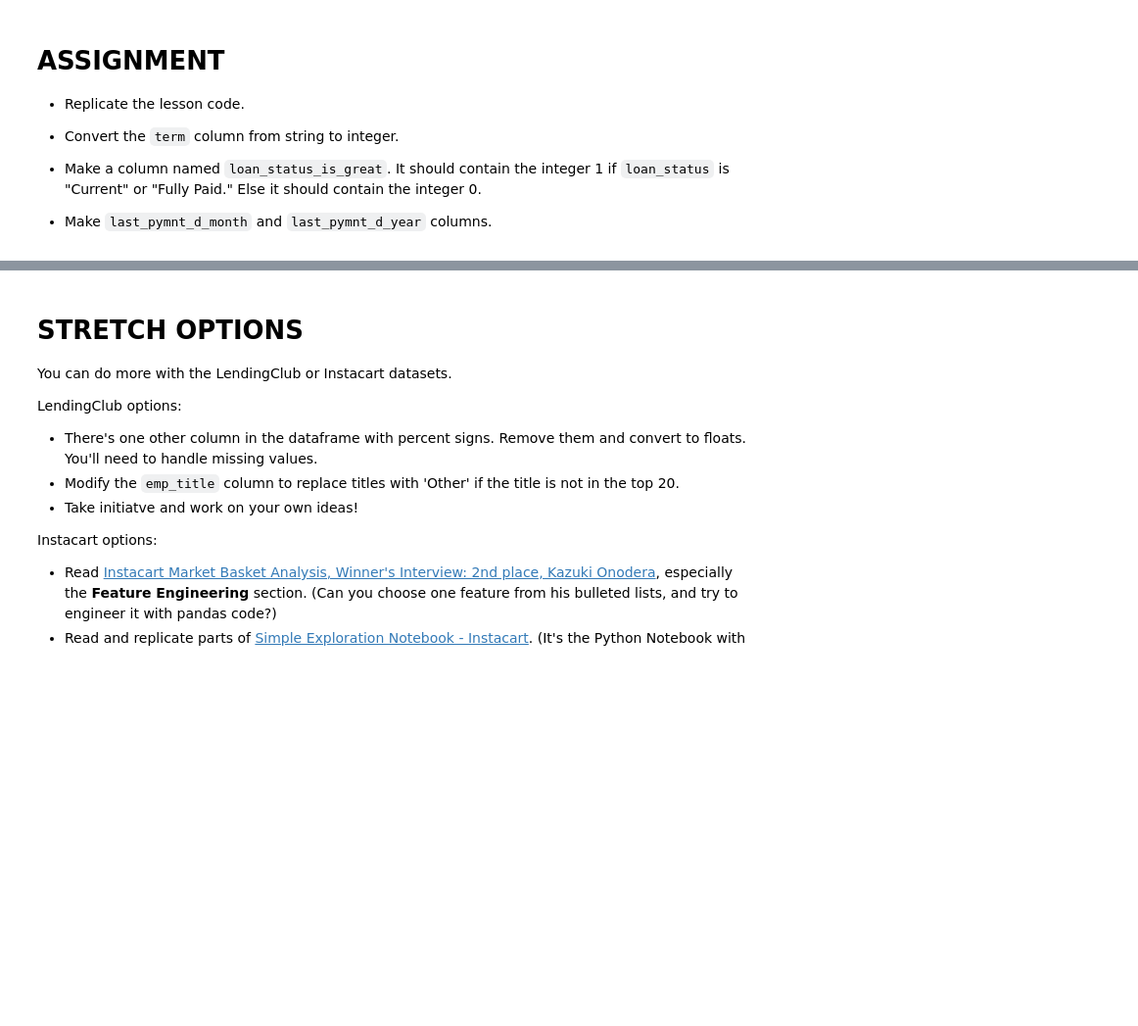
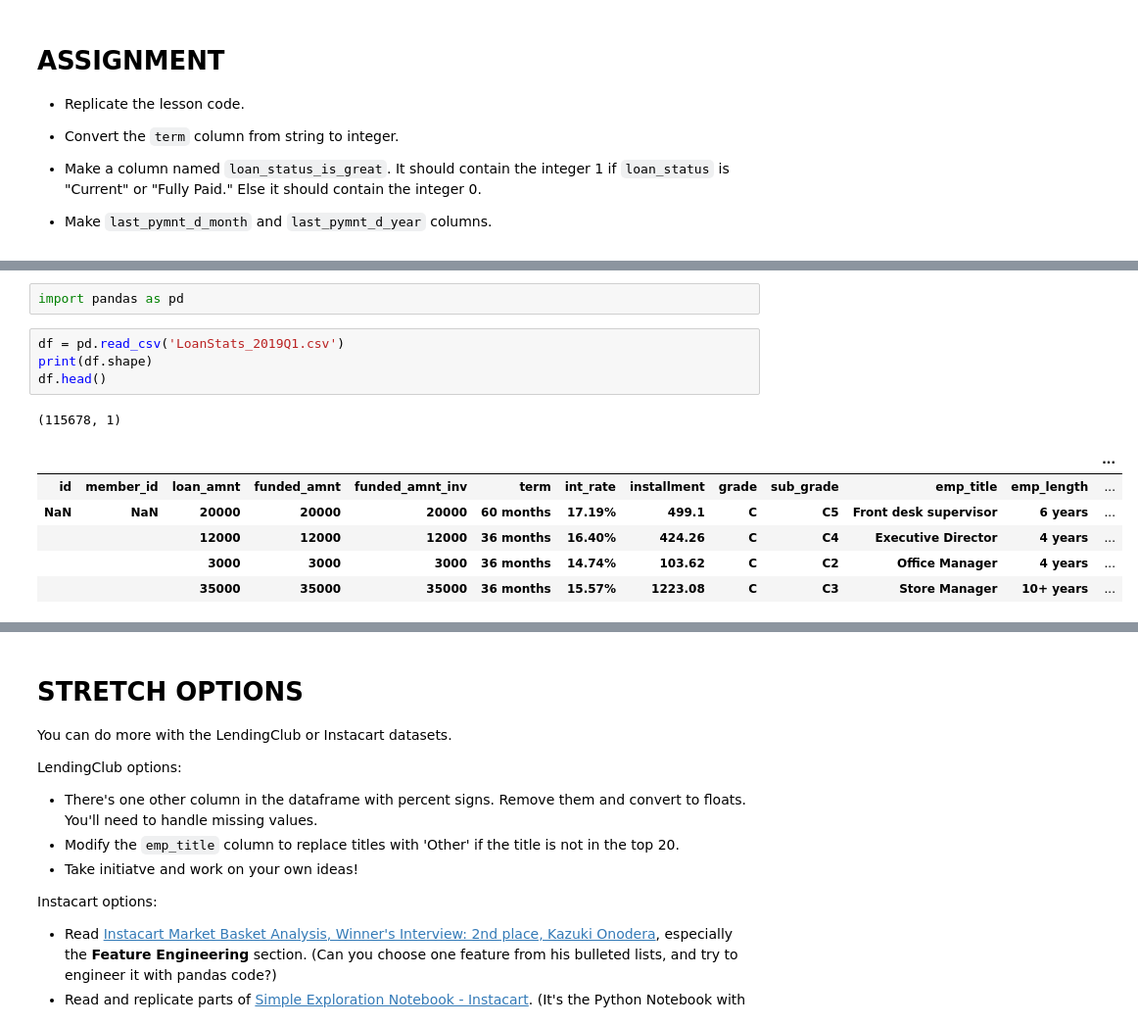
Before and after one commit to ngriggs/DS-Unit-1-Sprint-1-Dealing-With-Data, a Jupyter notebook: LS_DS_124_Make_features.ipynb, the cells around one changed output, grey strips where cells are left out. Shown: that part at 98% size. Drawn from its saved outputs; the diff is of its cells as text; blank space fills up the shorter version.

```diff
--- a/LS_DS_124_Make_features.ipynb
+++ b/LS_DS_124_Make_features.ipynb
@@ -500,0 +529,14 @@ df.describe(include='datetime')
+# %%
+import pandas as pd
+# %%
+df = pd.read_csv('LoanStats_2019Q1.csv')
+print(df.shape)
+df.head()
+# %% [output]
+(115678, 1)
+|  |  |  |  |  |  |  |  |  |  |  |  | ... |
+| id | member_id | loan_amnt | funded_amnt | funded_amnt_inv | term | int_rate | installment | grade | sub_grade | emp_title | emp_length | ... |
+| NaN | NaN | 20000 | 20000 | 20000 | 60 months | 17.19% | 499.1 | C | C5 | Front desk supervisor | 6 years | ... |
+|  |  | 12000 | 12000 | 12000 | 36 months | 16.40% | 424.26 | C | C4 | Executive Director | 4 years | ... |
+|  |  | 3000 | 3000 | 3000 | 36 months | 14.74% | 103.62 | C | C2 | Office Manager | 4 years | ... |
+|  |  | 35000 | 35000 | 35000 | 36 months | 15.57% | 1223.08 | C | C3 | Store Manager | 10+ years | ... |
```
Also changed, not shown: parts of 15 cells of this notebook.
